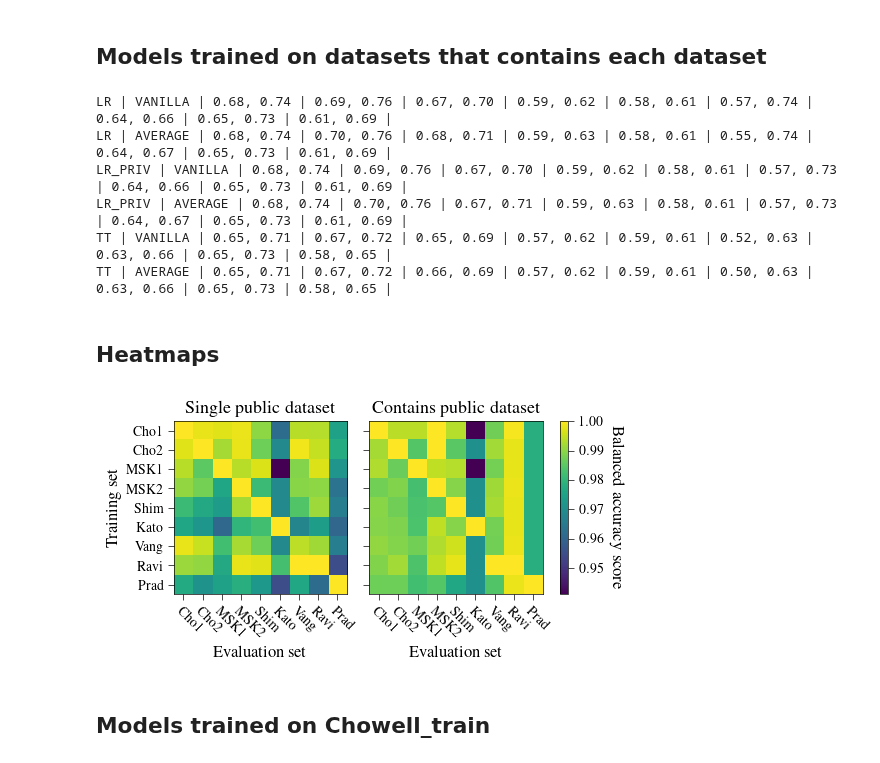
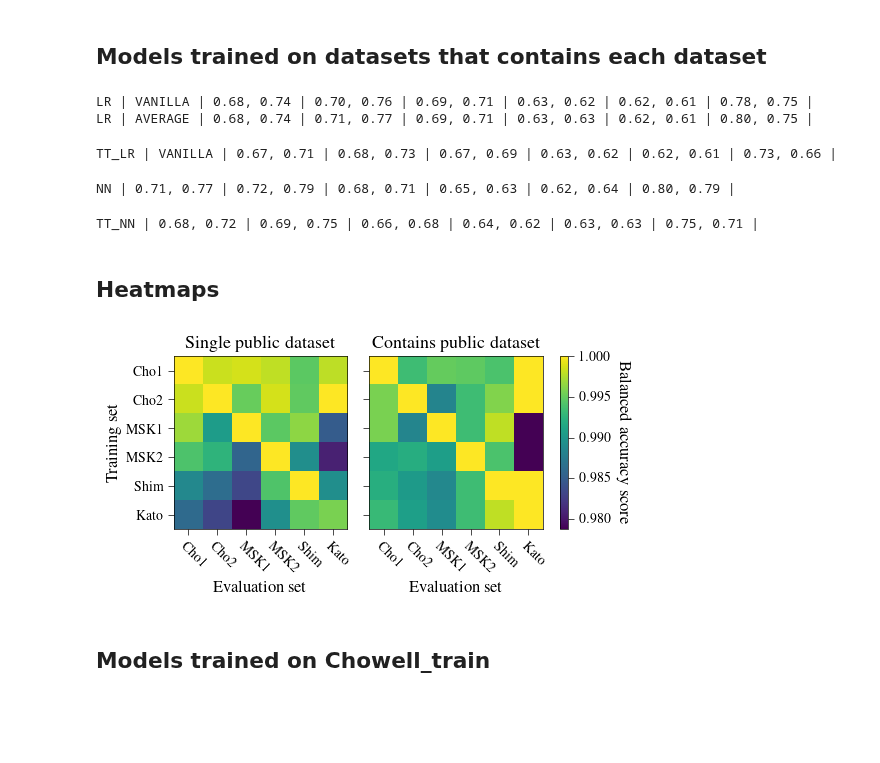
Before and after one commit to joserapa98/tns4loris, a Jupyter notebook: privacy/attacks.ipynb, the cells around one changed output. Saved outputs shown, nothing was run; the diff lists cells and outputs as text; code cells hidden in the pictures; blank space fills up the shorter version.

Commit message:
Include NNs and update with new results in attacks notebook

```diff
--- a/privacy/attacks.ipynb
+++ b/privacy/attacks.ipynb
@@ -177,7 +197,7 @@ plt.show()
 # %%
 scaler_type = 'standard'
 
-for model_name in ['lr', 'lr_priv', 'tt']:
+for model_name in ['lr']:
     for model_type in ['vanilla', 'average']:
         print(f'{model_name.upper()} | {model_type.upper()}', end=' | ')
         data_dir = os.path.join(
@@ -209,7 +290,7 @@ TT | AVERAGE | 0.66, 0.72 | 0.68, 0.76 | 0.65, 0.70 | 0.59, 0.64 | 0.62, 0.65 |
 # %%
 scaler_type = 'standard'
 
-for model_name in ['lr', 'lr_priv', 'tt']:
+for model_name in ['lr']:
     for model_type in ['vanilla', 'average']:
         print(f'{model_name.upper()} | {model_type.upper()}', end=' | ')
         data_dir = os.path.join(
@@ -228,12 +309,67 @@ for model_name in ['lr', 'lr_priv', 'tt']:
             print(f'{accs.median().item():.2f}, {aucs.median().item():.2f}', end=' | ')
         print()
 # %% [output]
-LR | VANILLA | 0.68, 0.74 | 0.69, 0.76 | 0.67, 0.70 | 0.59, 0.62 | 0.58, 0.61 | 0.57, 0.74 | 0.64, 0.66 | 0.65, 0.73 | 0.61, 0.69 |
-LR | AVERAGE | 0.68, 0.74 | 0.70, 0.76 | 0.68, 0.71 | 0.59, 0.63 | 0.58, 0.61 | 0.55, 0.74 | 0.64, 0.67 | 0.65, 0.73 | 0.61, 0.69 |
-LR_PRIV | VANILLA | 0.68, 0.74 | 0.69, 0.76 | 0.67, 0.70 | 0.59, 0.62 | 0.58, 0.61 | 0.57, 0.73 | 0.64, 0.66 | 0.65, 0.73 | 0.61, 0.69 |
-LR_PRIV | AVERAGE | 0.68, 0.74 | 0.70, 0.76 | 0.67, 0.71 | 0.59, 0.63 | 0.58, 0.61 | 0.57, 0.73 | 0.64, 0.67 | 0.65, 0.73 | 0.61, 0.69 |
-TT | VANILLA | 0.65, 0.71 | 0.67, 0.72 | 0.65, 0.69 | 0.57, 0.62 | 0.59, 0.61 | 0.52, 0.63 | 0.63, 0.66 | 0.65, 0.73 | 0.58, 0.65 |
-TT | AVERAGE | 0.65, 0.71 | 0.67, 0.72 | 0.66, 0.69 | 0.57, 0.62 | 0.59, 0.61 | 0.50, 0.63 | 0.63, 0.66 | 0.65, 0.73 | 0.58, 0.65 |
+LR | VANILLA | 0.68, 0.74 | 0.70, 0.76 | 0.69, 0.71 | 0.63, 0.62 | 0.62, 0.61 | 0.78, 0.75 |
+LR | AVERAGE | 0.68, 0.74 | 0.71, 0.77 | 0.69, 0.71 | 0.63, 0.63 | 0.62, 0.61 | 0.80, 0.75 |
+# %%
+scaler_type = 'standard'
+
+for model_name in ['tt_lr']:
+    for model_type in ['vanilla']:
+        print(f'{model_name.upper()} | {model_type.upper()}', end=' | ')
+        data_dir = os.path.join(
+            cwd, 'results', 'datasets', model_name,
+            scaler_type, model_type, 'params_multilabel_6.pt'
+        )
+        data = torch.load(data_dir, weights_only=True)
+
+        n_datasets = len(datasets_ids)
+        for train_did in range(n_datasets):
+            mask = data['labels'][:, train_did] == 1
+
+            accs = data['bal_accs'][mask, train_did]
+            aucs = data['auc_scores'][mask, train_did]
+
+            print(f'{accs.median().item():.2f}, {aucs.median().item():.2f}', end=' | ')
+        print()
+# %% [output]
+TT_LR | VANILLA | 0.67, 0.71 | 0.68, 0.73 | 0.67, 0.69 | 0.63, 0.62 | 0.62, 0.61 | 0.73, 0.66 |
+# %%
+for model_name in ['nn']:
+    print(f'{model_name.upper()}', end=' | ')
+    data_dir = os.path.join(
+        cwd, 'results', 'datasets', model_name, 'params_multilabel.pt')
+    data = torch.load(data_dir, weights_only=True)
+
+    n_datasets = len(datasets_ids)
+    for train_did in range(n_datasets):
+        mask = data['labels'][:, train_did] == 1
+
+        accs = data['bal_accs'][mask, train_did]
+        aucs = data['auc_scores'][mask, train_did]
+
+        print(f'{accs.median().item():.2f}, {aucs.median().item():.2f}', end=' | ')
+    print()
+# %% [output]
+NN | 0.71, 0.77 | 0.72, 0.79 | 0.68, 0.71 | 0.65, 0.63 | 0.62, 0.64 | 0.80, 0.79 |
+# %%
+for model_name in ['tt_nn']:
+    print(f'{model_name.upper()}', end=' | ')
+    data_dir = os.path.join(
+        cwd, 'results', 'datasets', model_name, 'params_multilabel_6.pt')
+    data = torch.load(data_dir, weights_only=True)
+
+    n_datasets = len(datasets_ids)
+    for train_did in range(n_datasets):
+        mask = data['labels'][:, train_did] == 1
+
+        accs = data['bal_accs'][mask, train_did]
+        aucs = data['auc_scores'][mask, train_did]
+
+        print(f'{accs.median().item():.2f}, {aucs.median().item():.2f}', end=' | ')
+    print()
+# %% [output]
+TT_NN | 0.68, 0.72 | 0.69, 0.75 | 0.66, 0.68 | 0.64, 0.62 | 0.63, 0.63 | 0.75, 0.71 |
 # %% [markdown]
 ## Heatmaps
 # %%
@@ -332,36 +468,36 @@ y_labels = [datasets_dict[datasets[i]]
 # Plot the matrix1
 im1 = ax[0].imshow(matrix1, cmap='viridis')
 
 ax[0].set_xticks(range(n_datasets))
 ax[0].set_yticks(range(n_datasets))
 ax[0].set_xticklabels(x_labels, rotation=-45,
                       ha='left', rotation_mode='anchor')
 ax[0].set_yticklabels(y_labels)
 ax[0].set_xlabel('Evaluation set')
 ax[0].set_ylabel('Training set')
 ax[0].set_title('Single public dataset')
 
 # Plot the matrix2
 im2 = ax[1].imshow(matrix2, cmap='viridis')
 
 ax[1].set_xticks(range(n_datasets))
 ax[1].set_yticks(range(n_datasets))
 ax[1].set_xticklabels(x_labels, rotation=-45,
                       ha='left', rotation_mode='anchor')
 ax[1].set_yticklabels([''] * n_datasets)
 ax[1].set_xlabel('Evaluation set')
 ax[1].set_title('Contains public dataset')
 
 # Add colorbar
 cbar = fig.colorbar(im2, ax=ax, fraction=0.046, pad=0.04)
 cbar.set_label('Balanced accuracy score', rotation=270, labelpad=15)
 
 # Show plot
-plt.savefig(os.path.join(figures_dir, 'accuracies_heatmap.pdf'),
-            bbox_inches='tight')
+# plt.savefig(os.path.join(figures_dir, 'accuracies_heatmap.pdf'),
+#             bbox_inches='tight')
 plt.show()
 # %% [output]
-[figure, old version]
+[figure, new version]
 # %% [markdown]
 ## Models trained on Chowell_train
 # %%
```
Also changed, not shown: parts of 86 cells of this notebook, 2 other files.
